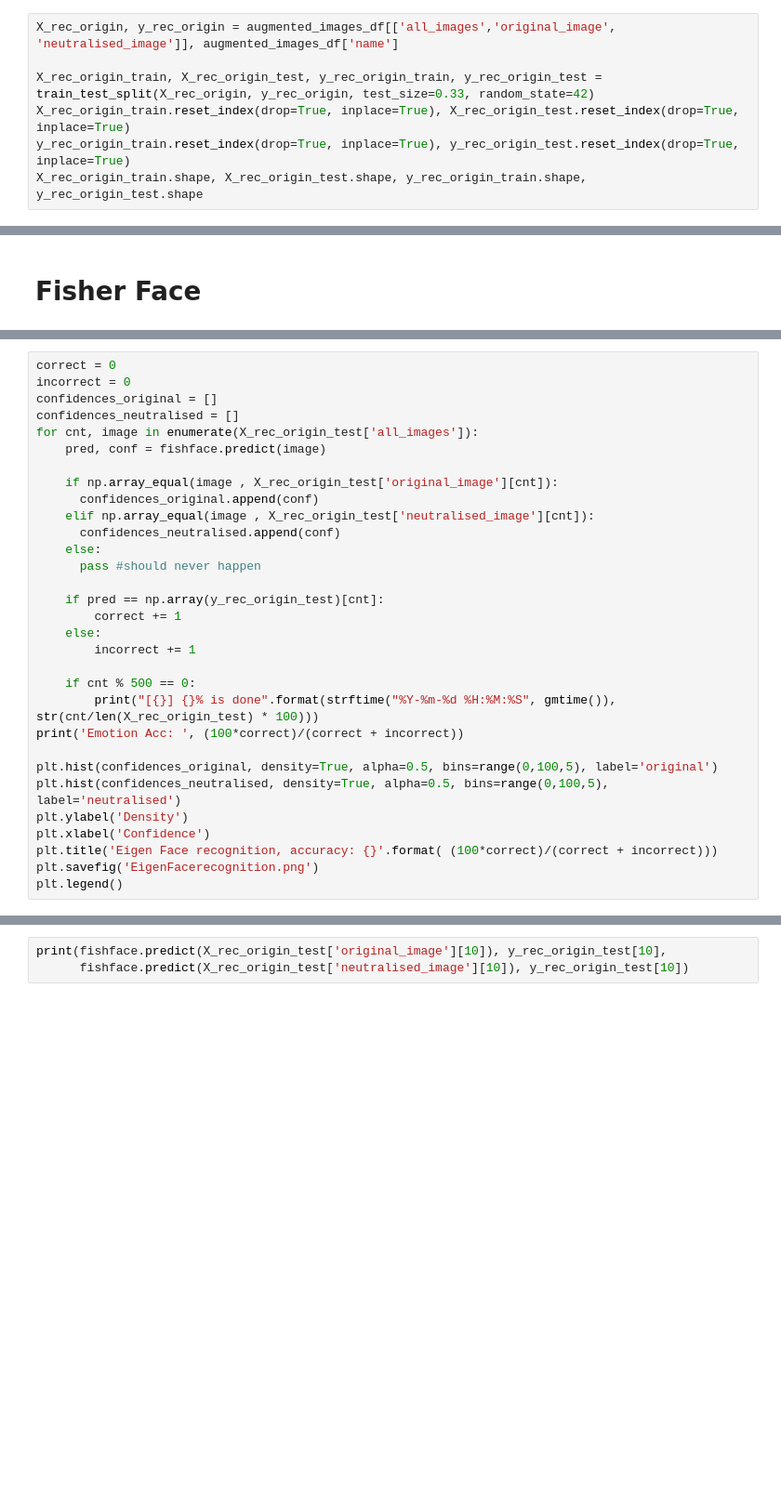
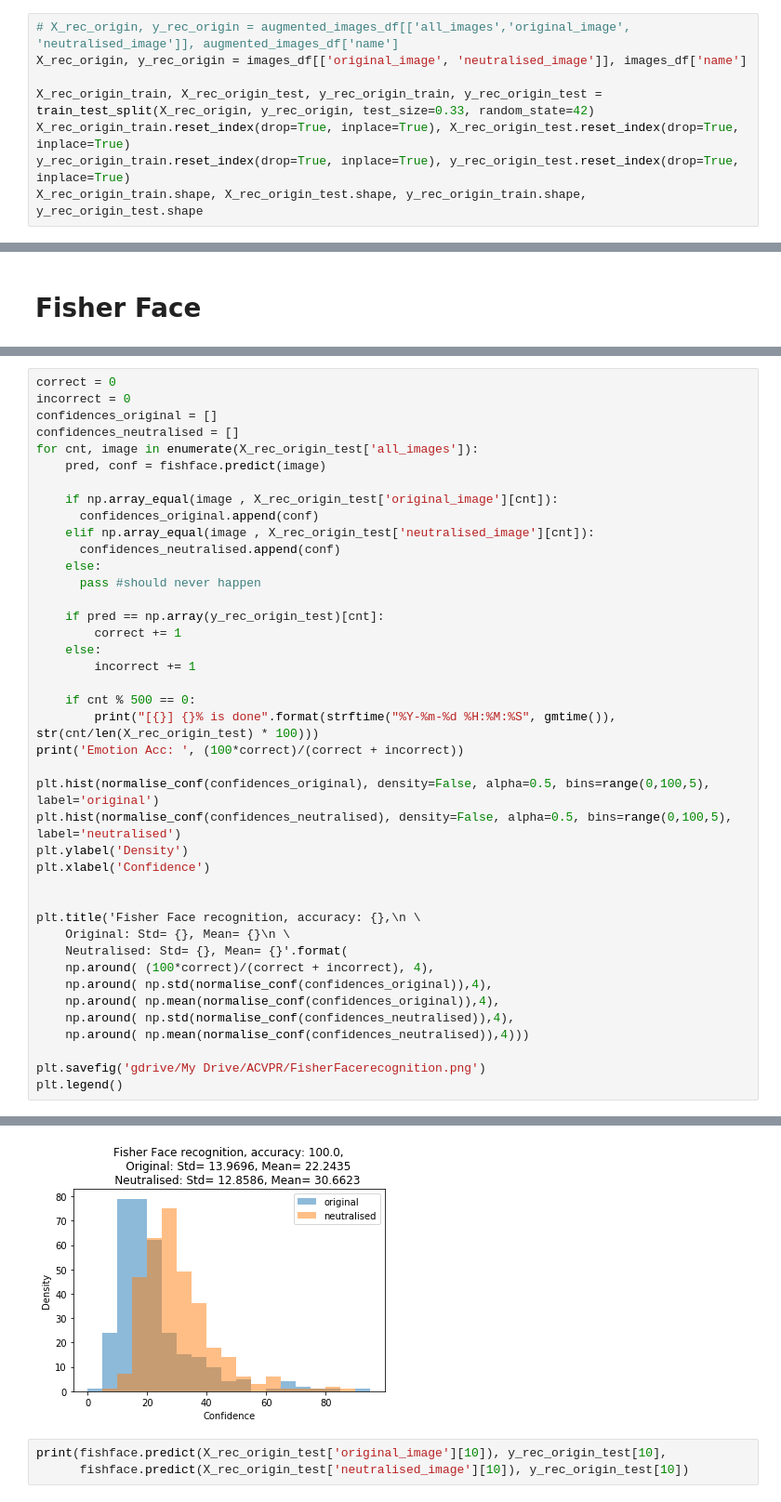
Before and after one commit to maxxiefjv/ACVPR-ExpressionInvariantFaceRecognition, a Jupyter notebook: Final Project Results/FaceRecognition(1).ipynb, the cells around one changed output, grey strips where cells are left out. Shown at 93% size. Drawn from its saved outputs; the diff is of its cells as text; blank space fills up the shorter version.

```diff
--- a/Final Project Results/FaceRecognition(1).ipynb
+++ b/Final Project Results/FaceRecognition(1).ipynb
@@ -271,7 +278,8 @@ augmented_images_df = augmented_images_df.iloc[:num_samples]
 # %% [output]
 Once deleted, variables cannot be recovered. Proceed (y/[n])?  y
 # %%
-X_rec_origin, y_rec_origin = augmented_images_df[['all_images','original_image', 'neutralised_image']], augmented_images_df['name']
+# X_rec_origin, y_rec_origin = augmented_images_df[['all_images','original_image', 'neutralised_image']], augmented_images_df['name']
+X_rec_origin, y_rec_origin = images_df[['original_image', 'neutralised_image']], images_df['name']
 
 X_rec_origin_train, X_rec_origin_test, y_rec_origin_train, y_rec_origin_test = train_test_split(X_rec_origin, y_rec_origin, test_size=0.33, random_state=42)
 X_rec_origin_train.reset_index(drop=True, inplace=True), X_rec_origin_test.reset_index(drop=True, inplace=True)
@@ -320,11 +362,21 @@ for cnt, image in enumerate(X_rec_origin_test['all_images']):
         print("[{}] {}% is done".format(strftime("%Y-%m-%d %H:%M:%S", gmtime()), str(cnt/len(X_rec_origin_test) * 100)))
 print('Emotion Acc: ', (100*correct)/(correct + incorrect))
 
-plt.hist(confidences_original, density=True, alpha=0.5, bins=range(0,100,5), label='original')
-plt.hist(confidences_neutralised, density=True, alpha=0.5, bins=range(0,100,5), label='neutralised')
+plt.hist(normalise_conf(confidences_original), density=False, alpha=0.5, bins=range(0,100,5), label='original')
+plt.hist(normalise_conf(confidences_neutralised), density=False, alpha=0.5, bins=range(0,100,5), label='neutralised')
 plt.ylabel('Density')
 plt.xlabel('Confidence')
-plt.title('Eigen Face recognition, accuracy: {}'.format( (100*correct)/(correct + incorrect)))
-plt.savefig('EigenFacerecognition.png')
+
+
+plt.title('Fisher Face recognition, accuracy: {},\n \
+    Original: Std= {}, Mean= {}\n \
+    Neutralised: Std= {}, Mean= {}'.format(
+    np.around( (100*correct)/(correct + incorrect), 4),
+    np.around( np.std(normalise_conf(confidences_original)),4),
+    np.around( np.mean(normalise_conf(confidences_original)),4),
+    np.around( np.std(normalise_conf(confidences_neutralised)),4),
+    np.around( np.mean(normalise_conf(confidences_neutralised)),4)))
+
+plt.savefig('gdrive/My Drive/ACVPR/FisherFacerecognition.png')
 plt.legend()
 # %% [output]
@@ -341,3 +387,4 @@ Emotionless Acc:  99.33333333333333
+[figure, added]
 # %%
 print(fishface.predict(X_rec_origin_test['original_image'][10]), y_rec_origin_test[10],
       fishface.predict(X_rec_origin_test['neutralised_image'][10]), y_rec_origin_test[10])
```
Also changed, not shown: parts of 18 cells of this notebook, 4 other files.
